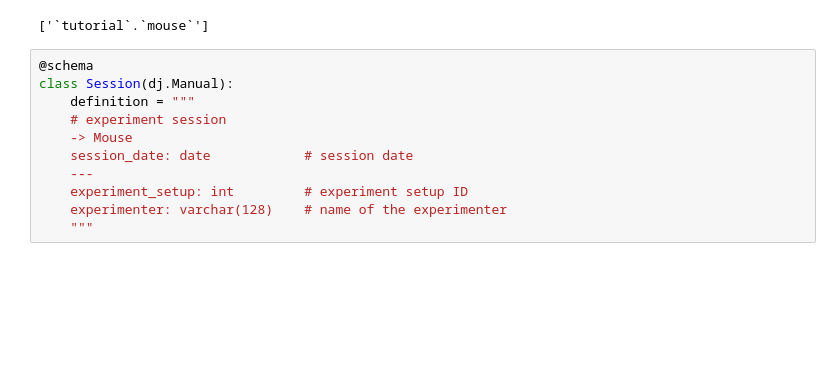
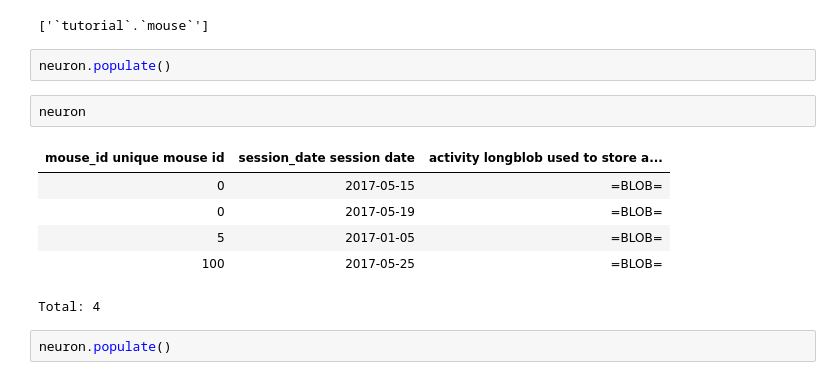
Before and after one commit to Ahmedjjj/onboarding-mathis, a Jupyter notebook: notebooks/tutorial.ipynb, the cells around one changed output. Saved outputs shown, nothing was run; the diff lists cells and outputs as text; blank space fills up the shorter version.

```diff
--- a/notebooks/tutorial.ipynb
+++ b/notebooks/tutorial.ipynb
@@ -412,14 +432,16 @@ neuron.parents()
 session.parents()
 # %% [output]
 ['`tutorial`.`mouse`']
-# %%
-@schema
-class Session(dj.Manual):
-    definition = """
-    # experiment session
-    -> Mouse
-    session_date: date            # session date
-    ---
-    experiment_setup: int         # experiment setup ID
-    experimenter: varchar(128)    # name of the experimenter
-    """
+# %%
+neuron.populate()
+# %%
+neuron
+# %% [output]
+| mouse_id unique mouse id | session_date session date | activity longblob used to store a... |
+| 0 | 2017-05-15 | =BLOB= |
+| 0 | 2017-05-19 | =BLOB= |
+| 5 | 2017-01-05 | =BLOB= |
+| 100 | 2017-05-25 | =BLOB= |
+Total: 4
+# %%
+neuron.populate()
```
Also changed, not shown: parts of 28 cells of this notebook.
